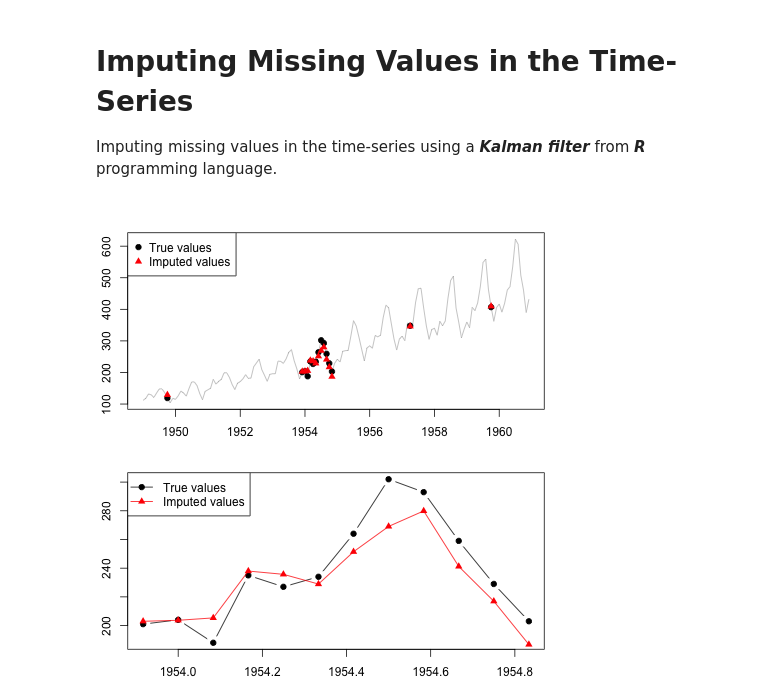
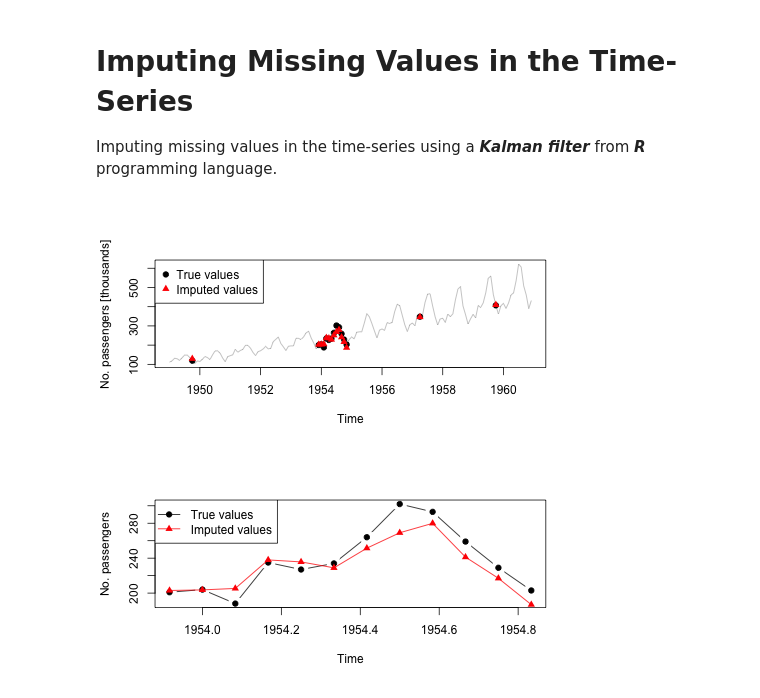
Before and after one commit to karolisjan/DataScience, a Jupyter notebook: time_series/imputing_missing_values.ipynb, the cells around one changed output. Saved outputs shown, nothing was run; the diff lists cells and outputs as text; code cells hidden in the pictures.

```diff
--- a/time_series/imputing_missing_values.ipynb
+++ b/time_series/imputing_missing_values.ipynb
@@ -52,10 +52,10 @@ filled[nulls_idx] <- sapply(
 )
 
 # 2 subplots
-par(mfrow = c(2, 1), mar = rep(2.2, 4))
+par(mfrow = c(2, 1))
 
 # Complete Time-Series
-plot(series_ts, col = "gray", ylab = "No. passengers")
+plot(series_ts, col = "gray", ylab = "No. passengers [thousands]")
 points(
     time(series_ts)[nulls_idx],
     series_ts[nulls_idx],
@@ -75,31 +75,31 @@ legend(
     col = c("black", "red"),
     pch = c(19, 17)
 )
 
 # Points 60:71
 plot(
     time(series_ts)[60:71],
     series_ts[60:71],
     type = "b",
     col = "black",
     pch = 19,
     ylim = range(series_ts[60:71]),
     ylab = "No. passengers",
     xlab = "Time"
 )
 points(
     time(filled)[60:71],
     filled[60:71],
     col = "red",
     pch = 17
 )
 lines(time(filled)[60:71], filled[60:71], col = "red")
 legend(
     "topleft",
     legend = c("True values", "Imputed values"),
     col = c("black", "red"),
     pch = c(19, 17),
     lty = c(1, 1)
 )
 # %% [output]
-[figure, old version]
+[figure, new version]
```
Also changed, not shown: 1 other file.
